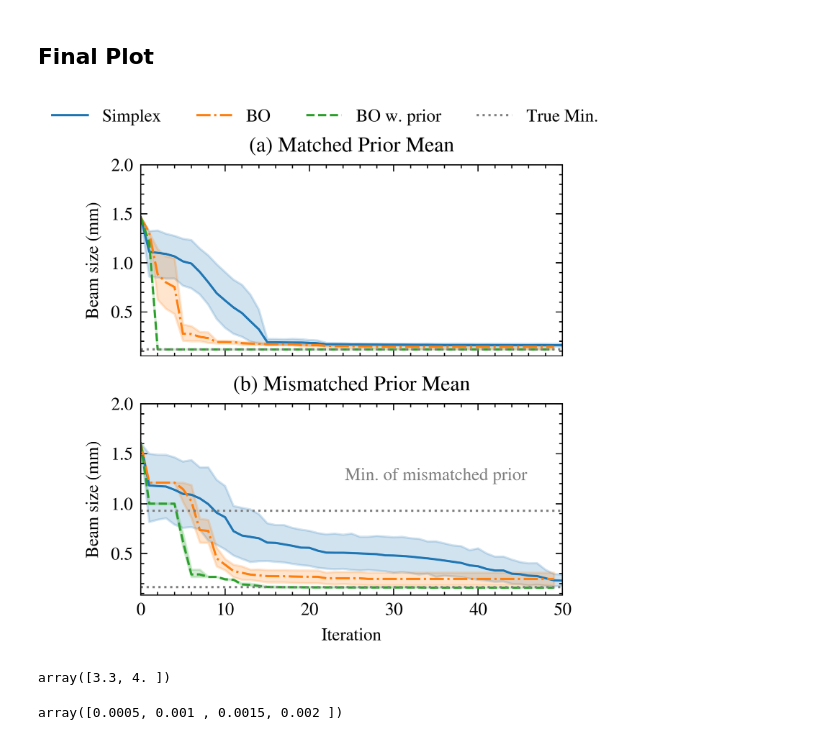
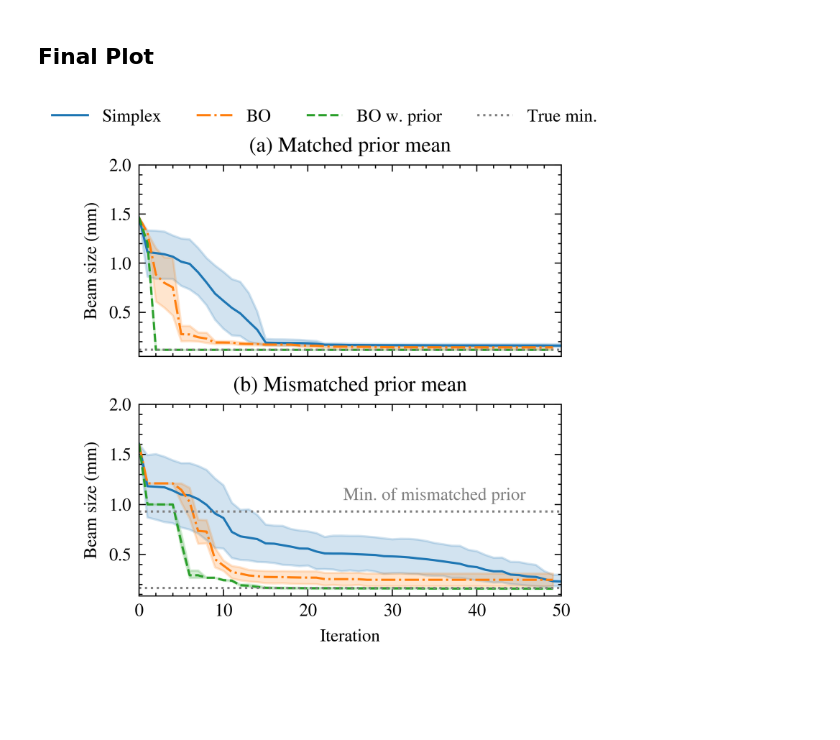
Before and after one commit to desy-ml/cheetah-demos, a Jupyter notebook: bo_prior/plot_bo_cheetah_result.ipynb, the cells around one changed output. Cells and saved outputs as stored; diff of their text form; code cells hidden in the pictures; blank space fills up the shorter version.

Commit message:
Update BO prior plot

```diff
--- a/bo_prior/plot_bo_cheetah_result.ipynb
+++ b/bo_prior/plot_bo_cheetah_result.ipynb
@@ -101,51 +102,44 @@ fig.tight_layout()
 # %% [markdown]
 ## Final Plot
 # %%
-#
-figsize = list(plt.rcParams["figure.figsize"])
-figsize[1] *= 1.4
-fig, [ax1, ax2] = plt.subplots(2, 1,figsize=figsize, sharex=True)
+# Version 1
 
-# Matched Case
-sns.lineplot(data=df_nm, x="step", y="best_mae", ax=ax1, label="Simplex", color=colors[0], ls="-")
-sns.lineplot(data=df_bo_matched, x="step", y="best_mae", ax=ax1, label="BO", color=colors[1], ls="-.")
-sns.lineplot(data=df_bo_prior_matched, x="step", y="best_mae", ax=ax1, label="BO w. prior", color=colors[2], ls="--")
-ax1.axhline(y=Z.min(), color="grey", linestyle=":", label="True Min.")
+# figsize = list(plt.rcParams["figure.figsize"])
+# figsize[1] *= 1.4
+# fig, [ax1, ax2] = plt.subplots(2, 1,figsize=figsize, sharex=True)
 
-# Mis-matched Case
-sns.lineplot(data=df_nm_mismatched, x="step", y="best_mae", ax=ax2, label="Simplex", color=colors[0], ls="-")
-sns.lineplot(data=df_bo_mismatched, x="step", y="best_mae", ax=ax2, label="BO", color=colors[1], ls="-.")
-sns.lineplot(data=df_bo_prior_mismatched, x="step", y="best_mae", ax=ax2, label="BO w. prior", color=colors[2], ls="--")
-ax2.axhline(y=best_original_in_mismatched["mae"], color="grey", linestyle=":", label="Mismatched Min.")
-ax2.axhline(y=Z_mismatched.min(), color="grey", linestyle=":", label="True Min.")
-ax2.text(0.7, 0.6, "Min. of mismatched prior", transform=ax2.transAxes, color="grey", ha="center", fontdict={"size": 8})
+# # Matched Case
+# sns.lineplot(data=df_nm, x="step", y="best_mae", ax=ax1, label="Simplex", color=colors[0], ls="-")
+# sns.lineplot(data=df_bo_matched, x="step", y="best_mae", ax=ax1, label="BO", color=colors[1], ls="-.")
+# sns.lineplot(data=df_bo_prior_matched, x="step", y="best_mae", ax=ax1, label="BO w. prior", color=colors[2], ls="--")
+# ax1.axhline(y=Z.min(), color="grey", linestyle=":", label="True min.")
 
-ax1.set_title("(a) Matched Prior Mean")
-ax2.set_title("(b) Mismatched Prior Mean")
+# # Mis-matched Case
+# sns.lineplot(data=df_nm_mismatched, x="step", y="best_mae", ax=ax2, label="Simplex", color=colors[0], ls="-")
+# sns.lineplot(data=df_bo_mismatched, x="step", y="best_mae", ax=ax2, label="BO", color=colors[1], ls="-.")
+# sns.lineplot(data=df_bo_prior_mismatched, x="step", y="best_mae", ax=ax2, label="BO w. prior", color=colors[2], ls="--")
+# ax2.axhline(y=best_original_in_mismatched["mae"], color="grey", linestyle=":", label="Mismatched Min.")
+# ax2.axhline(y=Z_mismatched.min(), color="grey", linestyle=":", label="True min.")
+# ax2.text(0.7, 0.5, "Min. of mismatched prior", transform=ax2.transAxes, color="grey", ha="center", fontdict={"size": 8})
 
-for ax in [ax1, ax2]:
-    yticks = ax.get_yticks()[1:]
-    ax.set_yticks(ticks=yticks)
-    ax.set_yticklabels(labels=1000 * yticks)
-    ax.set_ylabel("Beam size (mm)")
-    ax.set_xlim(0, 50)
-    ax.get_legend().remove()
-ax2.set_xlabel("Iteration")
+# ax1.set_title("(a) Matched prior mean")
+# ax2.set_title("(b) Mismatched prior mean")
 
-# align y label
-fig.align_ylabels()
-handles, labels = ax1.get_legend_handles_labels()
-# Plot the legend vertically on the right side of the plot
-fig.legend(handles, labels, loc='upper right', ncols=4)
-fig.subplots_adjust(top=0.87, bottom=0.1, left=0.1, right=0.9, hspace=0.25)
-fig.savefig("../figures/bo_cheetah_prior_result.pdf", bbox_inches="tight")
+# for ax in [ax1, ax2]:
+#     yticks = ax.get_yticks()[1:]
+#     ax.set_yticks(ticks=yticks)
+#     ax.set_yticklabels(labels=1000 * yticks)
+#     ax.set_ylabel("Beam size (mm)")
+#     ax.set_xlim(0, 50)
+#     ax.get_legend().remove()
+# ax2.set_xlabel("Iteration")
+
+# # align y label
+# fig.align_ylabels()
+# handles, labels = ax1.get_legend_handles_labels()
+# # Plot the legend vertically on the right side of the plot
+# fig.legend(handles, labels, loc='upper right', ncols=4)
+# fig.subplots_adjust(top=0.87, bottom=0.1, left=0.1, right=0.9, hspace=0.25)
+# fig.savefig("../figures/bo_cheetah_prior_result.pdf", bbox_inches="tight")
 # %% [output]
-[figure, old version]
+[figure, new version]
-# %%
-fig.get_size_inches()
-# %% [output]
-array([3.3, 4. ])
-# %%
-ax.get_yticks()
-# %% [output]
-array([0.0005, 0.001 , 0.0015, 0.002 ])
```
Also changed, not shown: parts of 4 cells of this notebook, 4 other files.
